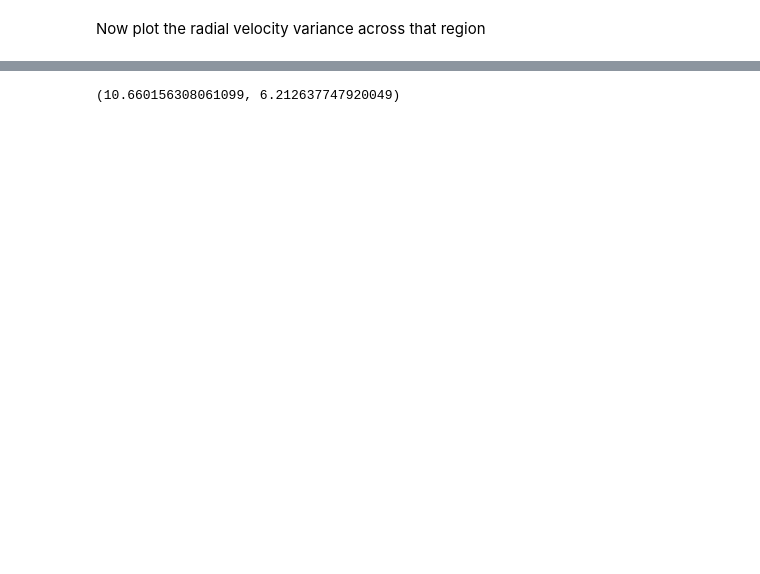
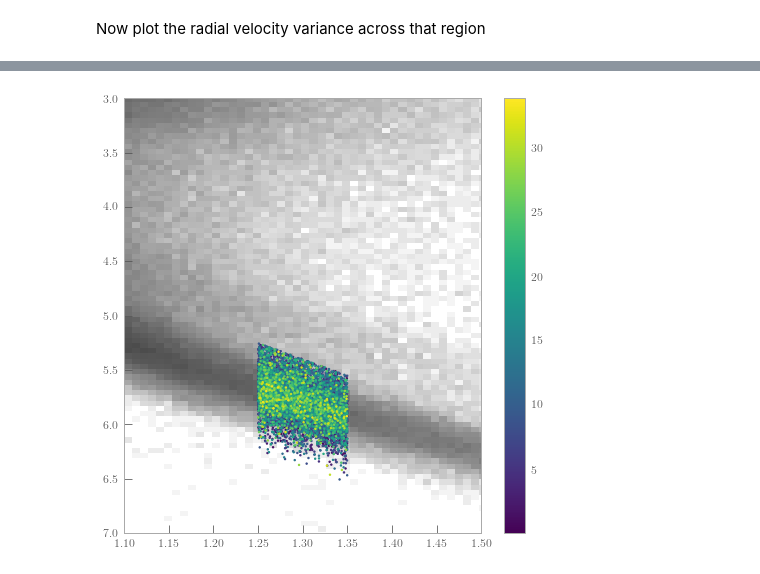
Before and after one commit to andycasey/velociraptor, a Jupyter notebook: notebooks/rv-variance-across-ms.ipynb, the cells around one changed output, grey strips where cells are left out. Cells and saved outputs as stored; diff of their text form; code cells hidden in the pictures; blank space fills up the shorter version.

```diff
--- a/notebooks/rv-variance-across-ms.ipynb
+++ b/notebooks/rv-variance-across-ms.ipynb
@@ -169,6 +176,42 @@ cbar = plt.colorbar(image)
-# %%
-np.nanmedian(H_subset), np.nanstd(H_subset)
-# %% [output]
-(10.660156308061099, 6.212637747920049)
+# %%
+x = data["bp_rp"][ms_subset]
+y = data["absolute_rp_mag"][ms_subset]
+c = data["rv_single_epoch_variance"][ms_subset]
+
+xb = int(np.ptp(x)/np.ptp(xedges) * xedges.size)
+yb = int(np.ptp(y)/np.ptp(yedges) * yedges.size)
+
+H_subset, xe_subset, ye_subset = np.histogram2d(x, y, bins=(xb, yb))
+H_subset[:] = 0.0
+# Calculate average values in each bin.
+for i, xl in enumerate(xe_subset[:-1]):
+    xu = xe_subset[i + 1]
+    for j, yl in enumerate(ye_subset[:-1]):
+        yu = ye_subset[j + 1]
+
+        in_bin = (xu > x) * (x >= xl) \
+               * (yu > y) * (y >= yl)
+        H_subset[i, j] = np.nanmedian(c[in_bin])
+
+
+subset_kwds = dict(
+    aspect=np.ptp(xe_subset)/np.ptp(ye_subset),
+    extent=(xe_subset[0], xe_subset[-1], ye_subset[-1], ye_subset[0]),
+    cmap="viridis",
+    vmin=np.nanmedian(H_subset) - 0.5 * np.nanstd(H_subset),
+    vmax=np.nanmedian(H_subset) + 0.5 * np.nanstd(H_subset)
+)
+
+fig, ax = plt.subplots(figsize=(8, 8))
+#image = ax.imshow(H_subset.T, zorder=1, **subset_kwds)
+ax.imshow(H.T, norm=LogNorm(), **kwds)
+idx = np.argsort(c)
+image = ax.scatter(x[idx], y[idx], c=c[idx],
+           s=2, cmap="viridis", zorder=100)
+ax.set_xlim(xleft - 0.15, xright + 0.15)
+ax.set_ylim(7, 3)
+cbar = plt.colorbar(image)
+# %% [output]
+[figure, added]
 # %%
 %debug
```
Also changed, not shown: parts of 8 cells of this notebook, 10 other files.
